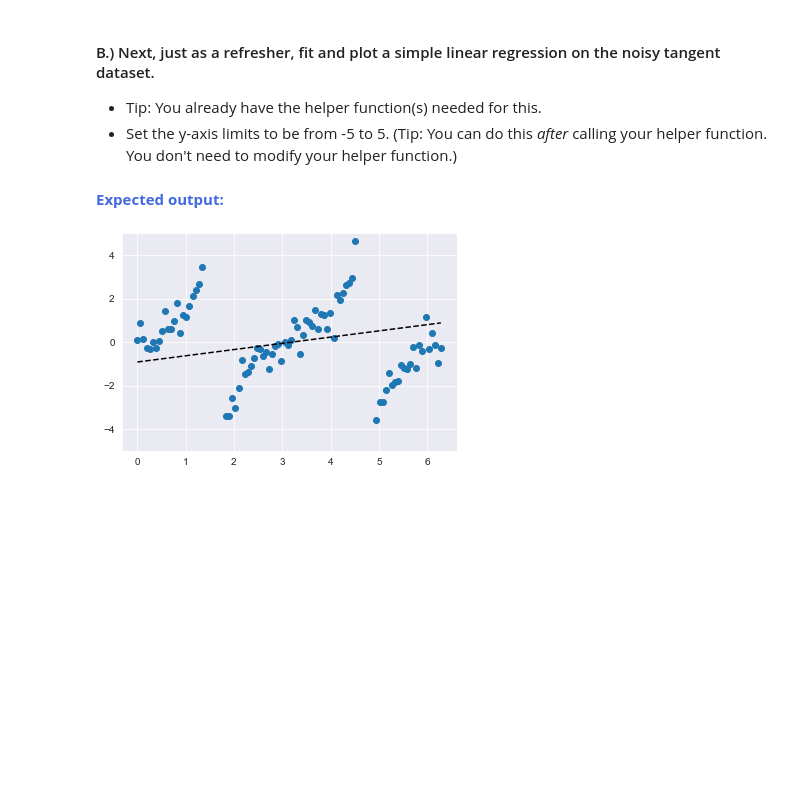
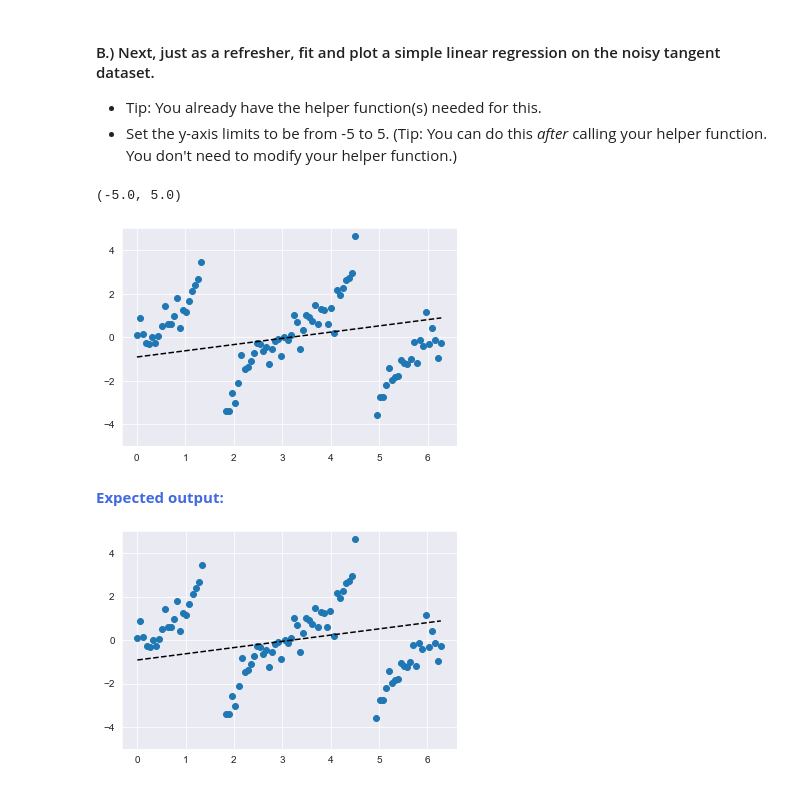
Before and after one commit to tundeiness/How_the_World_Works, a Jupyter notebook: 3 - Workbook - Adding Complexity.ipynb, the cells around one changed output. Drawn from its saved outputs; the diff is of its cells as text; code cells hidden in the pictures; blank space fills up the shorter version.

```diff
--- a/3 - Workbook - Adding Complexity.ipynb
+++ b/3 - Workbook - Adding Complexity.ipynb
@@ -629,3 +629,7 @@ LinearRegression()
 Great job so far. Finally, just as in the previous module's workbook, let's revisit the noisy tangent simulated dataset. Let's replicate the polynomial regression models from this module on our noisy tangent dataset.
 
 #### A.) First, read in the <code>'simulated_tangent_data.csv'</code> you saved from the previous module into a <code>tangent_df</code> dataframe. Then display the first 5 rows for a quick sanity check.
+# %%
+tangent = pd.read_csv('new_simulation')
+
+tangent.head()
@@ -671,6 +682,12 @@ Great job so far. Finally, just as in the previous module's workbook, let's revi
 #### B.) Next, just as a refresher, fit and plot a simple linear regression on the noisy tangent dataset.
 * Tip: You already have the helper function(s) needed for this.
 * Set the y-axis limits to be from -5 to 5. (Tip: You can do this *after* calling your helper function. You don't need to modify your helper function.)
+# %%
+fit_and_plot_model(tangent, LinearRegression())
+plt.ylim(-5,5)
+# %% [output]
+(-5.0, 5.0)
+[figure, added]
 # %% [markdown]
 <strong style="color:RoyalBlue">Expected output:</strong>
 
```
Also changed, not shown: parts of 6 cells of this notebook, 1 other file.
